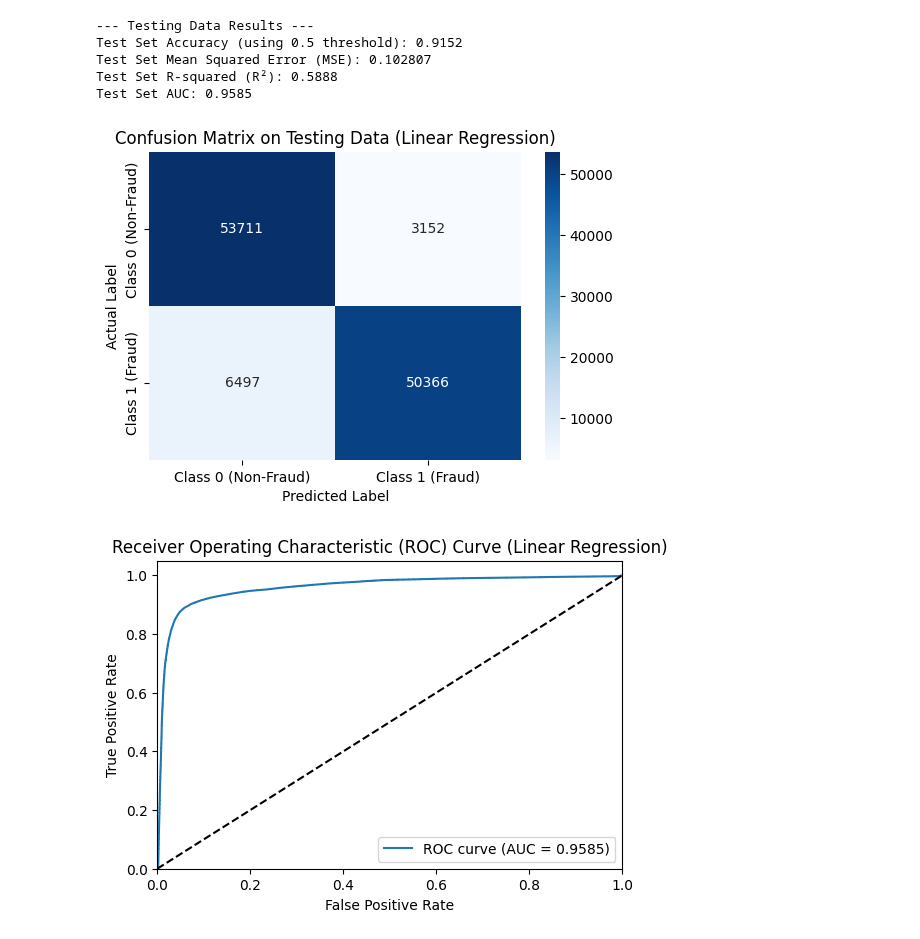
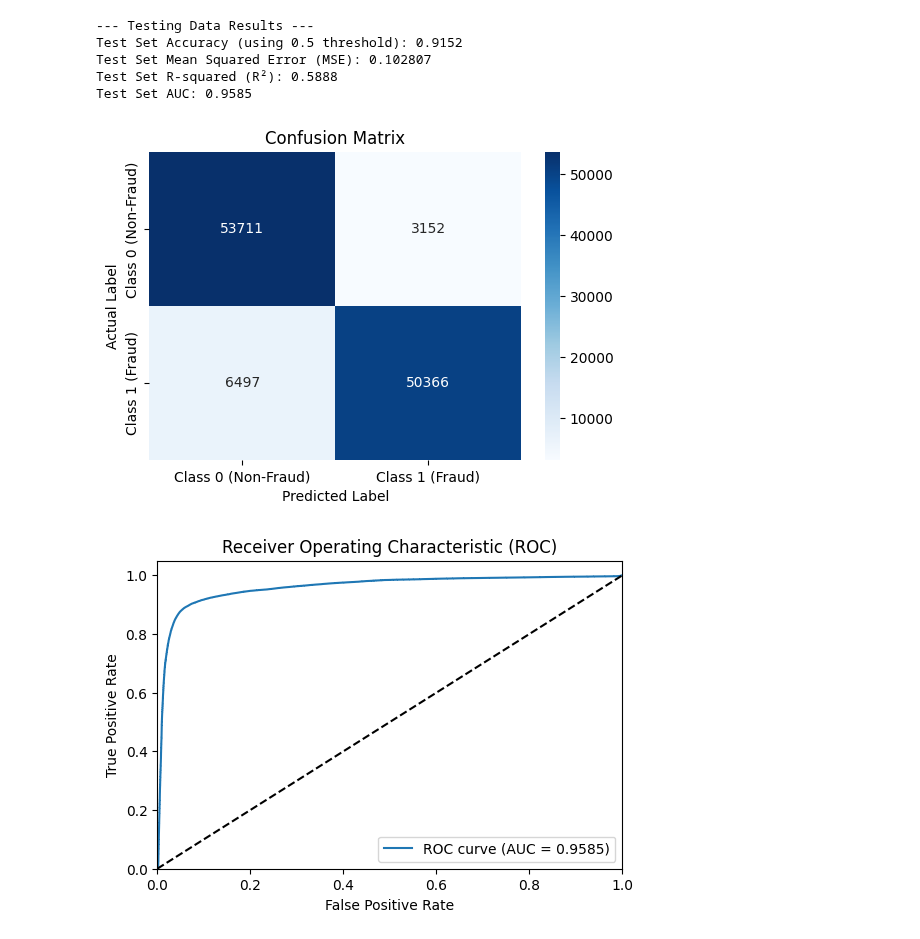
Before and after one commit to Mohamed1Hossam/ML, a Jupyter notebook: Numerical_Dataset/Linear-Regression-Final.ipynb, the cells around one changed output. Saved outputs shown, nothing was run; the diff lists cells and outputs as text; code cells hidden in the pictures.

```diff
--- a/Numerical_Dataset/Linear-Regression-Final.ipynb
+++ b/Numerical_Dataset/Linear-Regression-Final.ipynb
@@ -198,24 +198,24 @@ cm = confusion_matrix(y_test, y_pred_bin)
 plt.figure(figsize=(6, 4))
 sns.heatmap(cm, annot=True, fmt='d', cmap='Blues',
             xticklabels=['Class 0 (Non-Fraud)', 'Class 1 (Fraud)'], yticklabels=['Class 0 (Non-Fraud)', 'Class 1 (Fraud)'])
-plt.title('Confusion Matrix on Testing Data (Linear Regression)')
+plt.title('Confusion Matrix')
 plt.ylabel('Actual Label')
 plt.xlabel('Predicted Label')
 plt.show()
 # %% [output]
-[figure, old version]
+[figure, new version]
 # %%
 # ROC curve
 fpr, tpr, _ = roc_curve(y_test, y_pred_cont)
 plt.figure(figsize=(6, 4))
 plt.plot(fpr, tpr, label=f'ROC curve (AUC = {auc:.4f})')
 plt.plot([0, 1], [0, 1], 'k--')
 plt.xlim([0.0, 1.0])
 plt.ylim([0.0, 1.05])
 plt.xlabel('False Positive Rate')
 plt.ylabel('True Positive Rate')
-plt.title('Receiver Operating Characteristic (ROC) Curve (Linear Regression)')
+plt.title('Receiver Operating Characteristic (ROC)')
 plt.legend(loc="lower right")
 plt.show()
 # %% [output]
-[figure, old version]
+[figure, new version]
```
Also changed, not shown: parts of 2 cells of this notebook.
